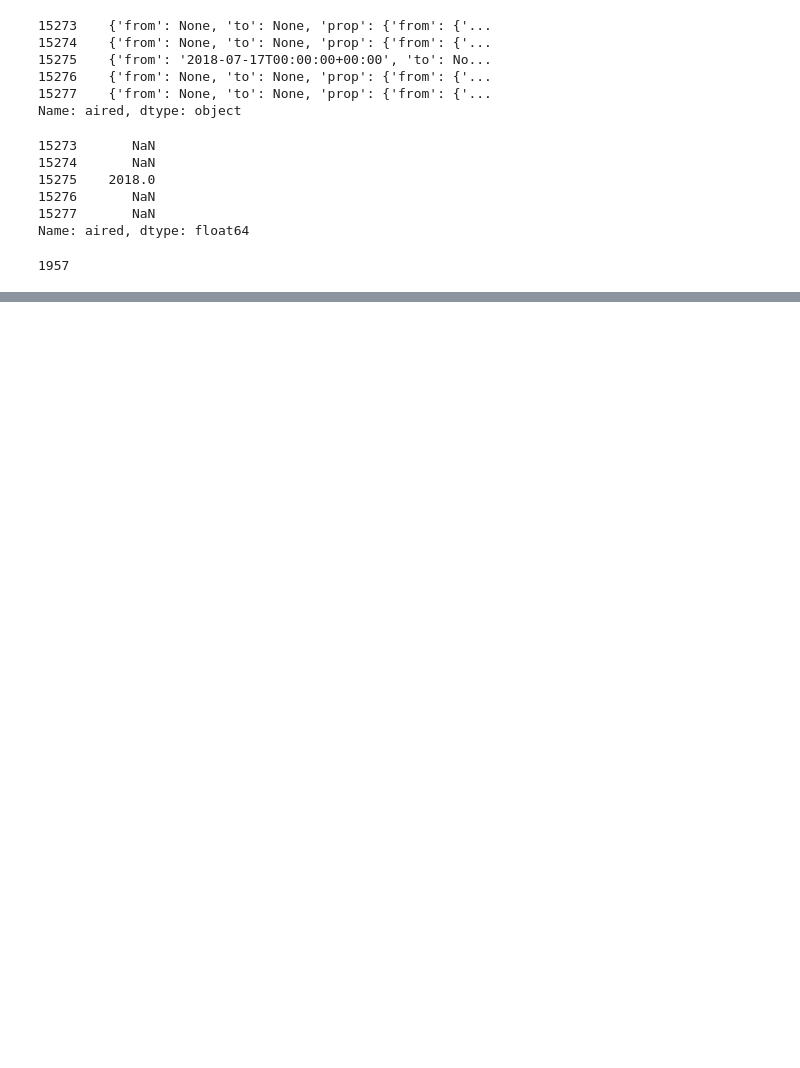
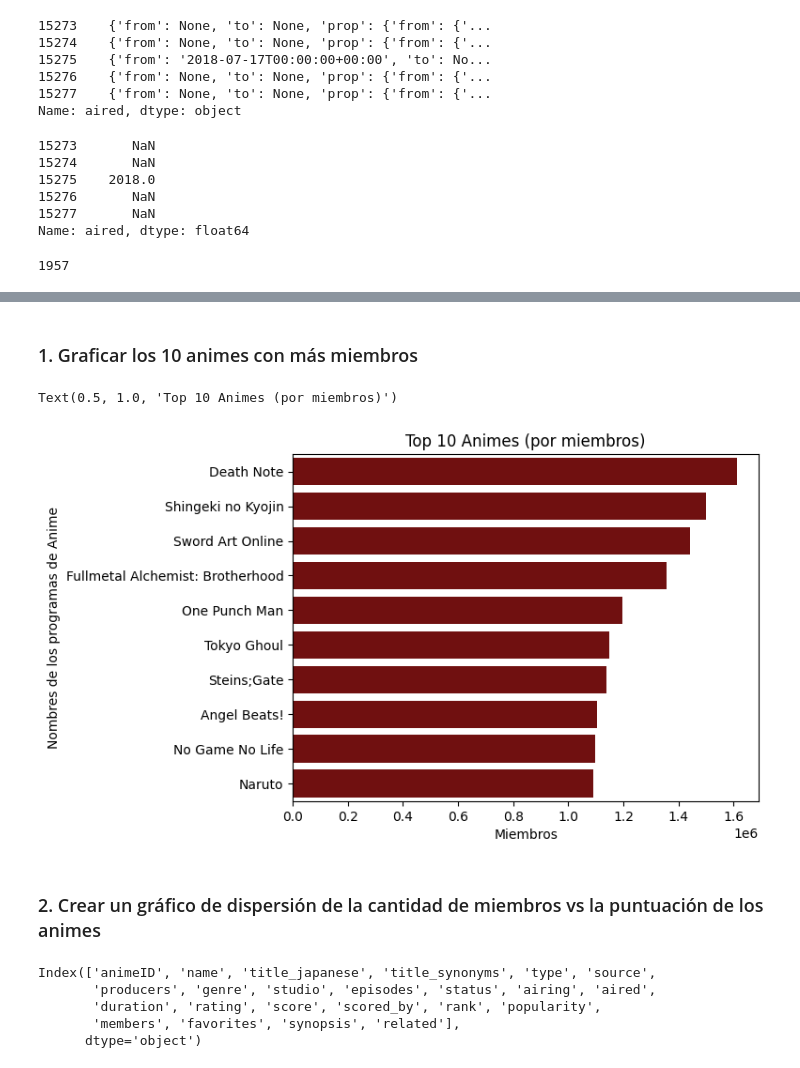
Before and after one commit to CrisDAndres/analisis_datos_proyecto1, a Jupyter notebook: analisis_anime.ipynb, the cells around one changed output, grey strips where cells are left out. Cells and saved outputs as stored; diff of their text form; code cells hidden in the pictures; blank space fills up the shorter version.

```diff
--- a/analisis_anime.ipynb
+++ b/analisis_anime.ipynb
@@ -529,0 +568,26 @@ df[(df['aired'] >= 1990) & (df['aired'] < 2000)].shape[0]
+# %% [markdown]
+### 1. Graficar los 10 animes con más miembros
+# %%
+top10_members = df.sort_values('members',ascending=False).head(10)
+# %%
+# Vamos a graficarlo
+
+sns.barplot(x="members", y="name", data=top10_members, color = 'maroon')
+
+# Etiquetas de los ejes
+plt.xlabel("Miembros")
+plt.ylabel("Nombres de los programas de Anime")
+plt.title('Top 10 Animes (por miembros)')
+# %% [output]
+Text(0.5, 1.0, 'Top 10 Animes (por miembros)')
+[figure, added]
+# %% [markdown]
+### 2. Crear un gráfico de dispersión de la cantidad de miembros vs la puntuación de los animes
+# %%
+df.columns
+# %% [output]
+Index(['animeID', 'name', 'title_japanese', 'title_synonyms', 'type', 'source',
+       'producers', 'genre', 'studio', 'episodes', 'status', 'airing', 'aired',
+       'duration', 'rating', 'score', 'scored_by', 'rank', 'popularity',
+       'members', 'favorites', 'synopsis', 'related'],
+      dtype='object')
```
Also changed, not shown: parts of 30 cells of this notebook, 1 other file.
